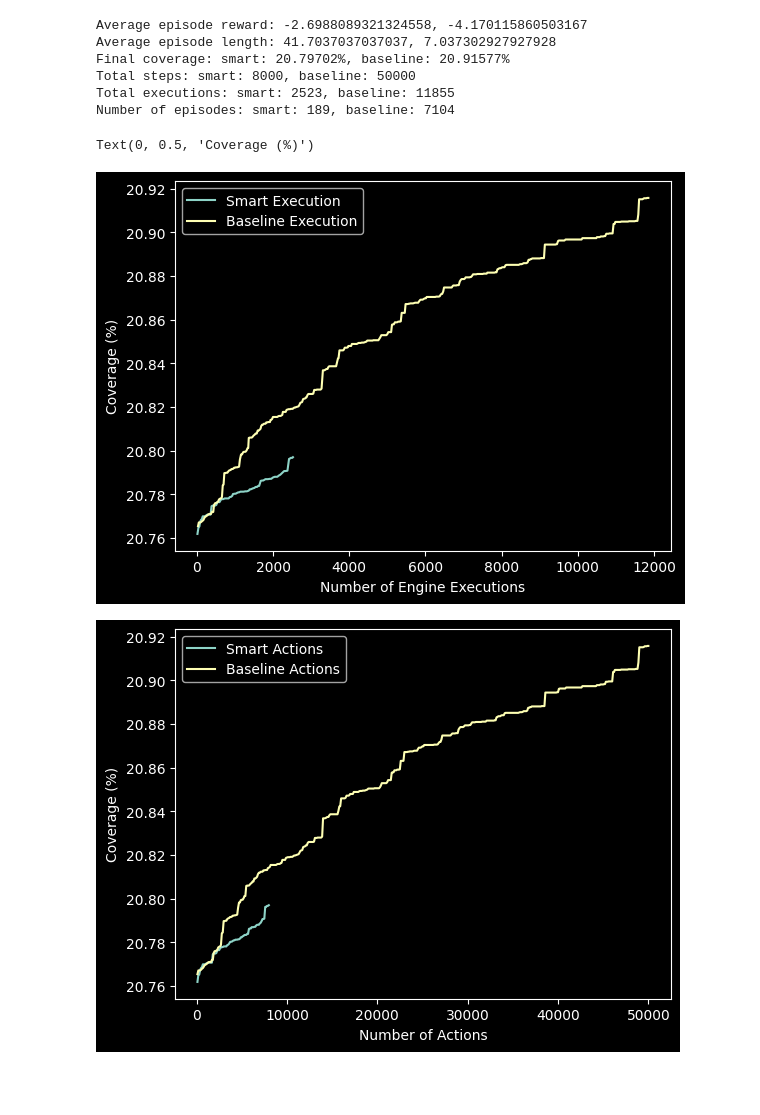
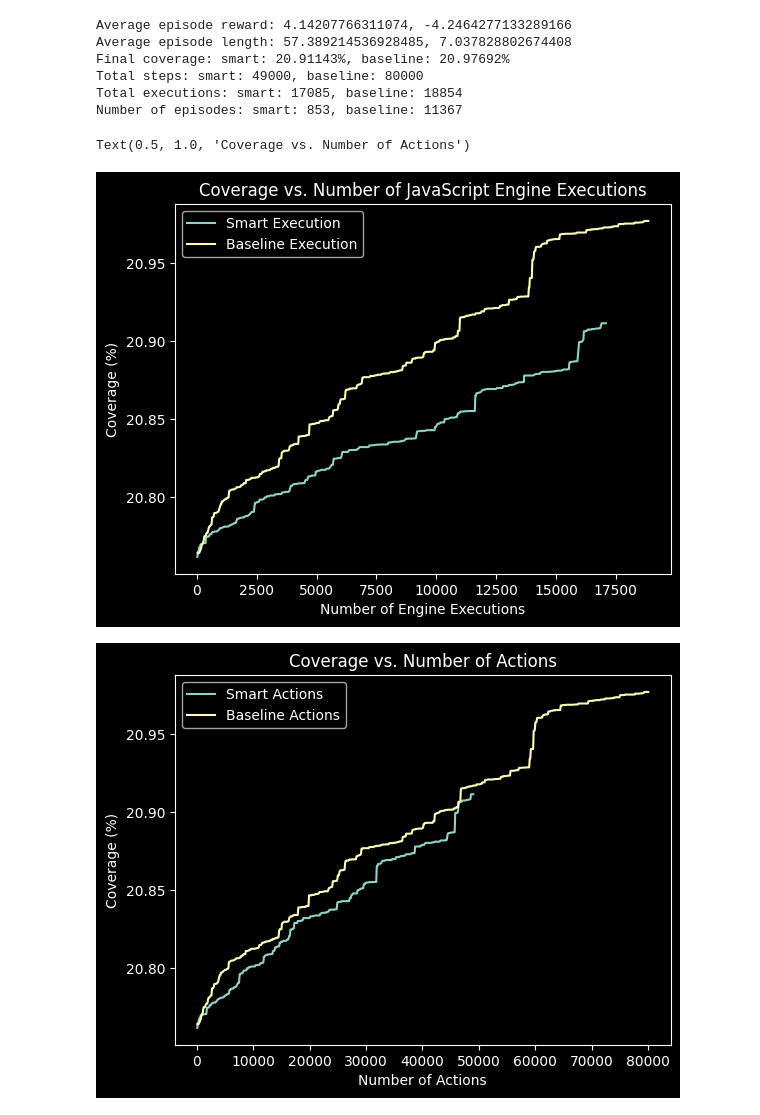
Before and after one commit to PranavMaganti/JEFRL, a Jupyter notebook: src/stats.ipynb, the cells around one changed output. Cells and saved outputs as stored; diff of their text form; code cells hidden in the pictures; blank space fills up the shorter version.

```diff
--- a/src/stats.ipynb
+++ b/src/stats.ipynb
@@ -2,10 +2,10 @@
 import numpy as np
 import pickle
 # %%
-with open("../data/2023-06-07T14:37:.711786/run_data_8000.pkl", "rb") as f:
+with open("../data/2023-06-07T14:37:.711786/run_data_49000.pkl", "rb") as f:
     smart_run_data = pickle.load(f)
 
-with open("../data/2023-06-07T11:47:.582489_baseline/run_data_50000.pkl", "rb") as f:
+with open("../data/2023-06-07T22:35:.884914_baseline/run_data_80000.pkl", "rb") as f:
     baseline_run_data = pickle.load(f)
 
 smart_episode_rewards = smart_run_data["episode_rewards"]
@@ -34,12 +34,12 @@ print(f"Total steps: smart: {smart_total_steps}, baseline: {baseline_total_steps
 print(f"Total executions: smart: {smart_total_executions}, baseline: {baseline_total_executions}")
 print(f"Number of episodes: smart: {len(smart_episode_rewards)}, baseline: {len(baseline_episode_rewards)}")
 # %% [output]
-Average episode reward: -2.6988089321324558, -4.170115860503167
-Average episode length: 41.7037037037037, 7.037302927927928
-Final coverage: smart: 20.79702%, baseline: 20.91577%
-Total steps: smart: 8000, baseline: 50000
-Total executions: smart: 2523, baseline: 11855
-Number of episodes: smart: 189, baseline: 7104
+Average episode reward: 4.14207766311074, -4.2464277133289166
+Average episode length: 57.389214536928485, 7.037828802674408
+Final coverage: smart: 20.91143%, baseline: 20.97692%
+Total steps: smart: 49000, baseline: 80000
+Total executions: smart: 17085, baseline: 18854
+Number of episodes: smart: 853, baseline: 11367
 # %%
 smart_x_exec = []
 smart_x_action = []
@@ -47,36 +47,38 @@ smart_y = []
 
 baseline_x_exec = []
 baseline_x_action = []
 baseline_y = []
 
 for (execution, num_actions), coverage in smart_execution_coverage.items():
     smart_x_exec.append(execution)
     smart_x_action.append(num_actions)
     smart_y.append(coverage*100)
 
 for (execution, num_actions), coverage in baseline_execution_coverage.items():
     baseline_x_exec.append(execution)
     baseline_x_action.append(num_actions)
     baseline_y.append(coverage*100)
 
 import seaborn as sns
 import matplotlib.pyplot as plt
 
 plt.figure()
 sns.lineplot(x=smart_x_exec, y=smart_y, label="Smart Execution")
 sns.lineplot(x=baseline_x_exec, y=baseline_y, label="Baseline Execution")
 plt.xlabel("Number of Engine Executions")
 plt.ylabel("Coverage (%)")
+plt.title("Coverage vs. Number of JavaScript Engine Executions")
 
 plt.figure()
 sns.lineplot(x=smart_x_action, y=smart_y, label="Smart Actions")
 sns.lineplot(x=baseline_x_action, y=baseline_y, label="Baseline Actions")
 plt.xlabel("Number of Actions")
 plt.ylabel("Coverage (%)")
+plt.title("Coverage vs. Number of Actions")
 # %% [output]
-Text(0, 0.5, 'Coverage (%)')
+Text(0.5, 1.0, 'Coverage vs. Number of Actions')
-[figure, old version]
+[figure, new version]
-[figure, old version]
+[figure, new version]
 # %%
 episodes = min(len(smart_episode_rewards), len(baseline_episode_rewards))
 
```
Also changed, not shown: parts of 1 cell of this notebook, 5 other files.
